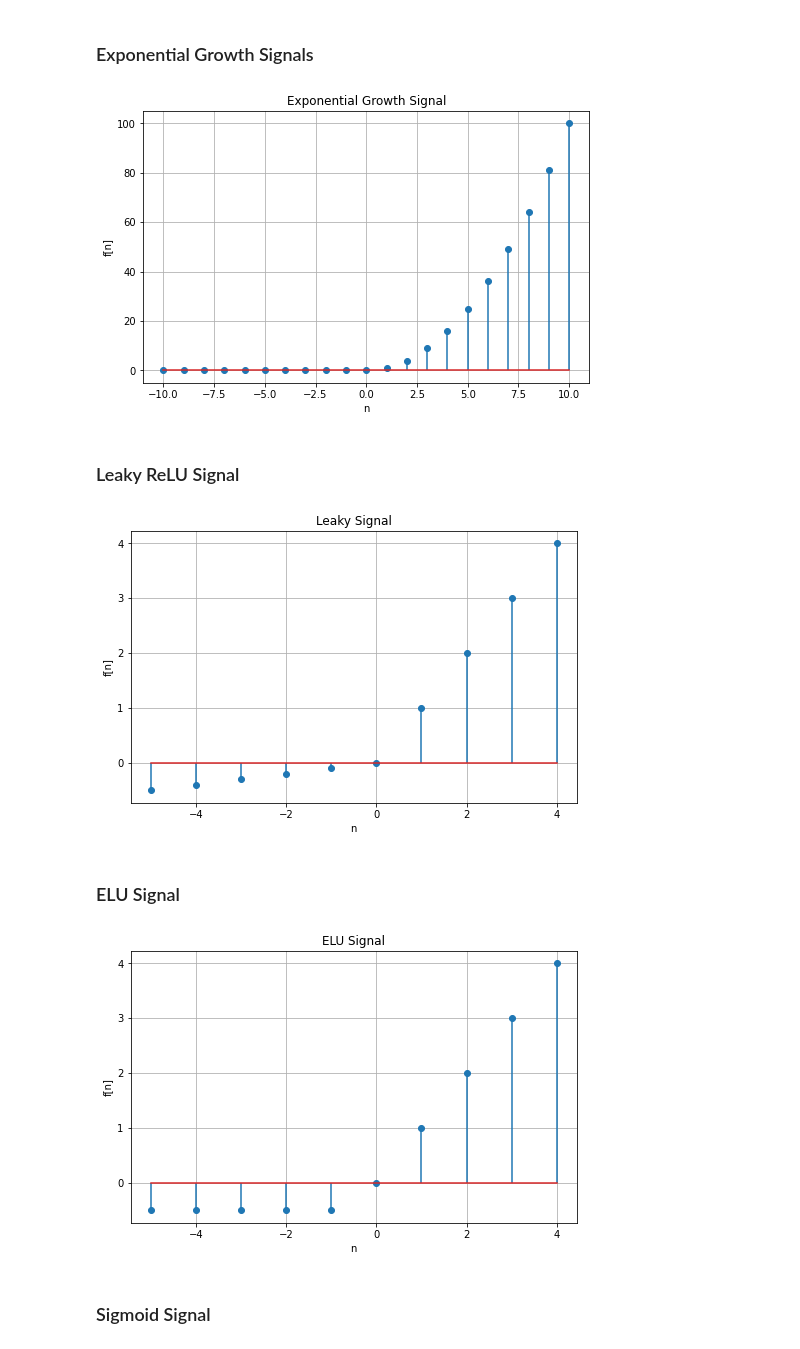
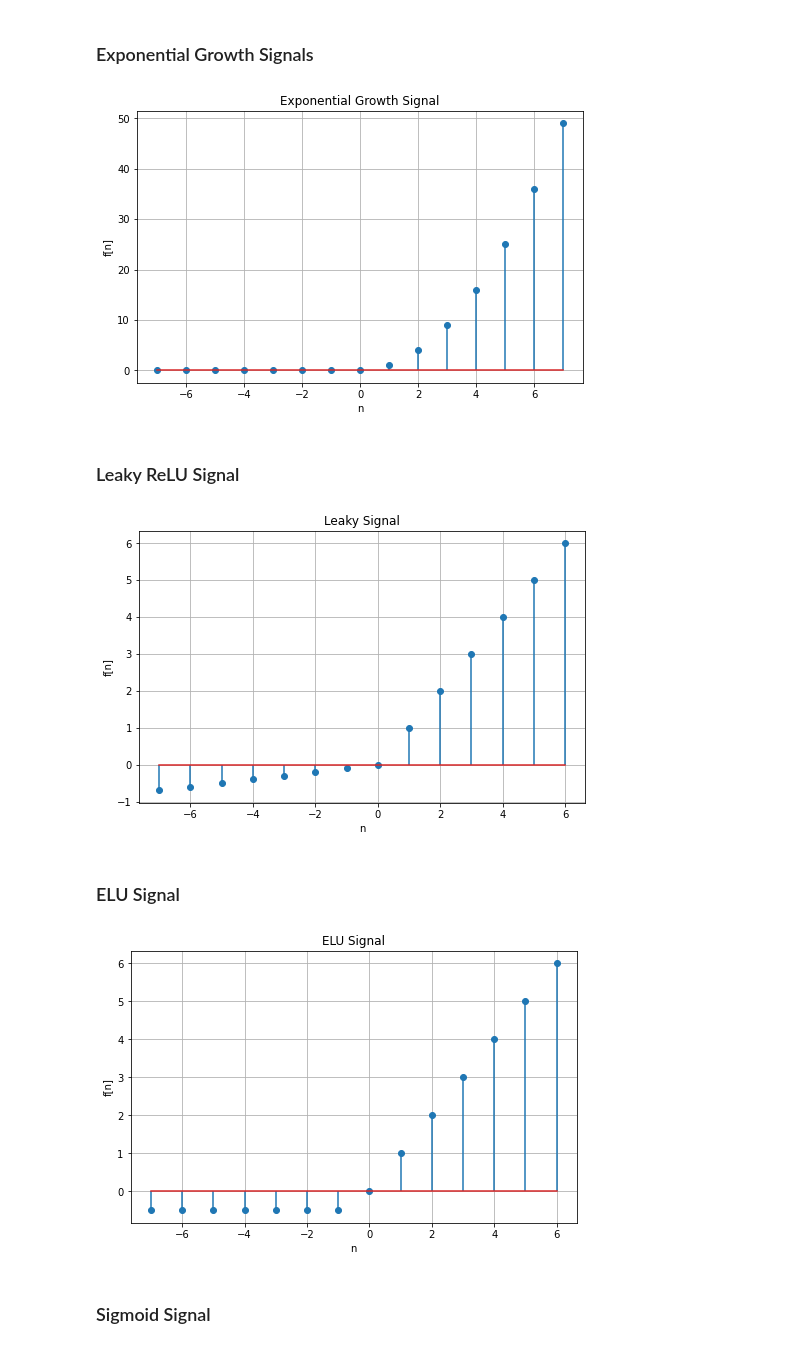
Before and after one commit to Gonzales-James/DSP, a Jupyter notebook: Lab02 - Signal Generator Package/58044_Lab02_Henerawr.ipynb, the cells around one changed output. Drawn from its saved outputs; the diff is of its cells as text; code cells hidden in the pictures.

```diff
--- a/Lab02 - Signal Generator Package/58044_Lab02_Henerawr.ipynb
+++ b/Lab02 - Signal Generator Package/58044_Lab02_Henerawr.ipynb
@@ -2,6 +2,8 @@
 <a href="https://colab.research.google.com/github/Gonzales-James/DSP/blob/main/Lab02%20-%20Signal%20Generator%20Package/58044_Lab02_Henerawr.ipynb" target="_parent"><img src="https://colab.research.google.com/assets/colab-badge.svg" alt="Open In Colab"/></a>
 # %%
 import siggenpy as sig
+# %%
+D_T = sig.discrete_time(-7, 7)
 # %% [markdown]
 ### Impulse Signal
 # %%
@@ -34,23 +36,23 @@ sig.discrete_time.generate_signal(signal, -10, 10, 0.5)
 ### Exponential Growth Signals
 # %%
 signal = "growth"
-sig.discrete_time.generate_signal(signal, -10, 10, 2)
+D_T.generate_signal(signal, 2)
 # %% [output]
-[figure, old version]
+[figure, new version]
 # %% [markdown]
 ### Leaky ReLU Signal
 # %%
 signal = "leaky"
-sig.discrete_time.generate_signal(signal, -5, 5, 0.1)
+D_T.generate_signal(signal, 0.1)
 # %% [output]
-[figure, old version]
+[figure, new version]
 # %% [markdown]
 ### ELU Signal
 # %%
 signal = "elu"
-sig.discrete_time.generate_signal(signal, -5, 5, -0.5)
+D_T.generate_signal(signal, -0.5)
 # %% [output]
-[figure, old version]
+[figure, new version]
 # %% [markdown]
 ### Sigmoid Signal
 # %%
```
Also changed, not shown: parts of 5 cells of this notebook.
